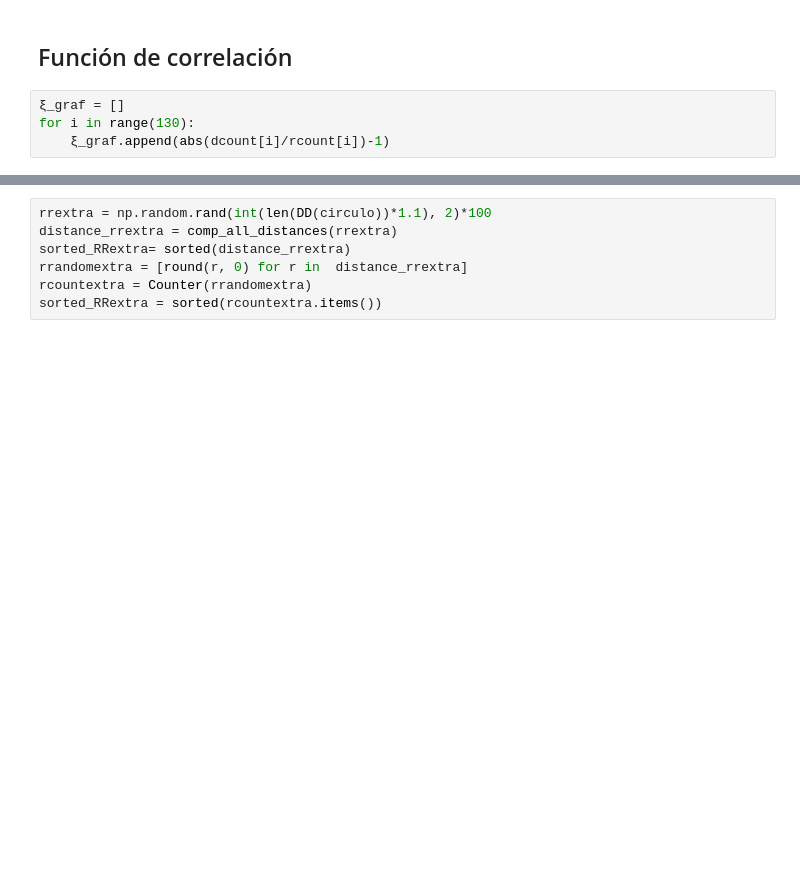
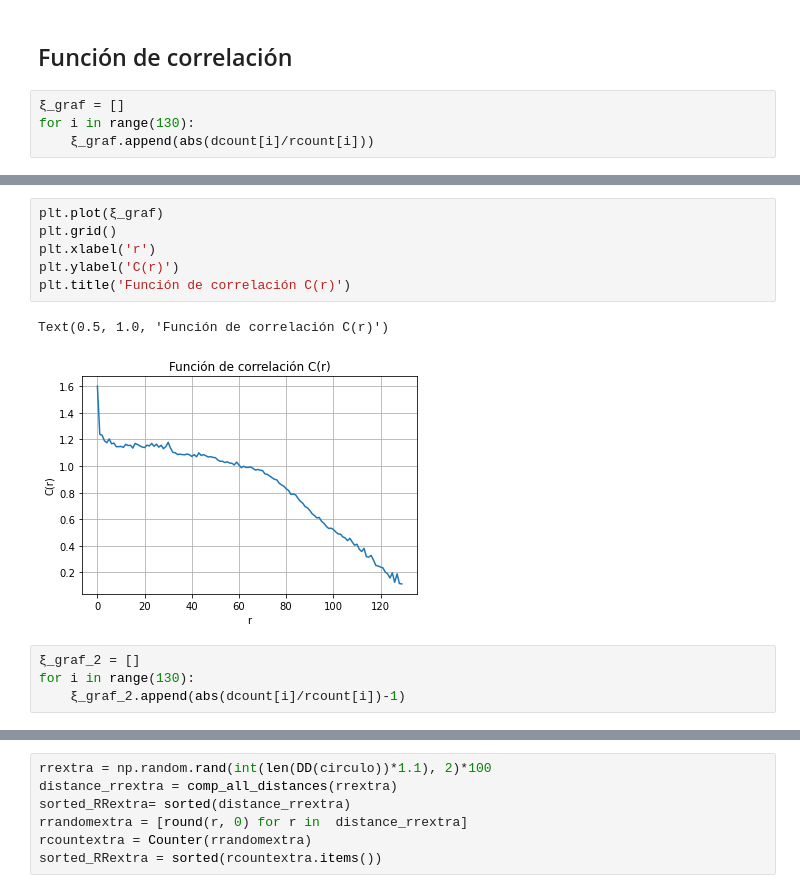
Before and after one commit to SamanthaRizo/F-sica_computacional_python, a Jupyter notebook: Funciones_de_correlación.ipynb, the cells around one changed output, grey strips where cells are left out. Drawn from its saved outputs; the diff is of its cells as text; blank space fills up the shorter version.

```diff
--- a/Funciones_de_correlación.ipynb
+++ b/Funciones_de_correlación.ipynb
@@ -222,4 +236,4 @@ plt.grid()
 # %%
 ξ_graf = []
 for i in range(130):
-    ξ_graf.append(abs(dcount[i]/rcount[i])-1)
+    ξ_graf.append(abs(dcount[i]/rcount[i]))
@@ -232,0 +240,13 @@ plt.grid()
+# %%
+plt.plot(ξ_graf)
+plt.grid()
+plt.xlabel('r')
+plt.ylabel('C(r)')
+plt.title('Función de correlación C(r)')
+# %% [output]
+Text(0.5, 1.0, 'Función de correlación C(r)')
+[figure, added]
+# %%
+ξ_graf_2 = []
+for i in range(130):
+    ξ_graf_2.append(abs(dcount[i]/rcount[i])-1)
```
Also changed, not shown: parts of 21 cells of this notebook.
